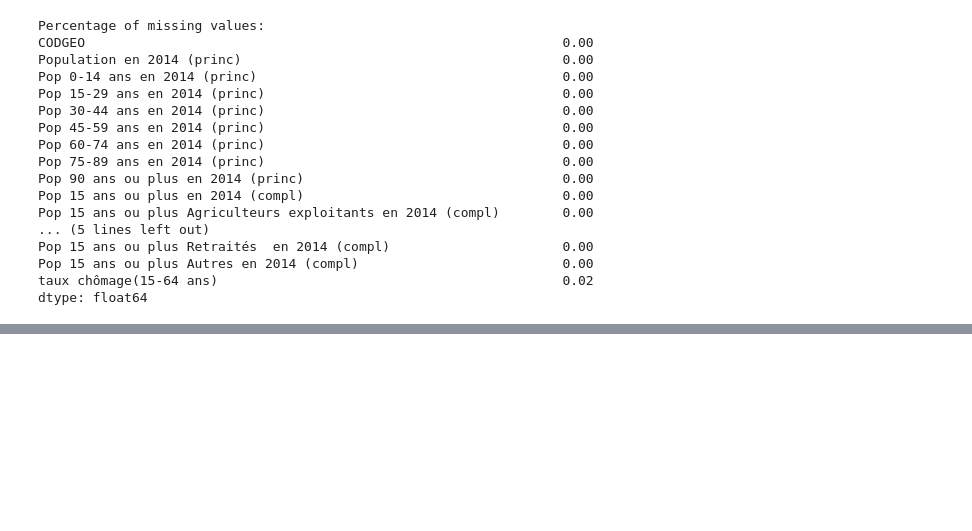
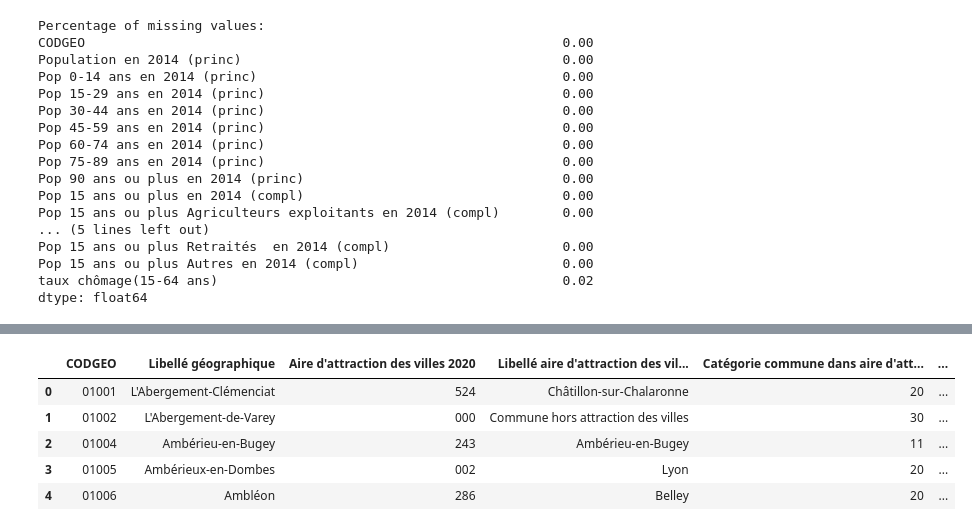
Before and after one commit to AlexCapX/Medical_deserts, a Jupyter notebook: Medical_deserts_Work_JD.ipynb, the cells around one changed output, grey strips where cells are left out. Cells and saved outputs as stored; diff of their text form; code cells hidden in the pictures; blank space fills up the shorter version.

```diff
--- a/Medical_deserts_Work_JD.ipynb
+++ b/Medical_deserts_Work_JD.ipynb
@@ -194,0 +210,7 @@ stat_pop_generale_work.dropna(inplace=True)
+# %%
+categories_villes = pd.read_excel('https://medical-deserts.s3.eu-west-3.amazonaws.com/villes+et+leurs+aires+d_attraction.xlsx')
+# %%
+type_aav = pd.read_excel('https://medical-deserts.s3.eu-west-3.amazonaws.com/categories+aires+d_attraction+des+villes.xlsx')
+# %%
+categories_villes_work = categories_villes.copy()
+type_aav_work = type_aav.copy()
@@ -194,0 +243,12 @@ stat_pop_generale_work.dropna(inplace=True)
+# %%
+# Add geographical coordonates from cities_df
+categories_villes_work = categories_villes_work.merge(type_aav_work[["Aire d'attraction des villes 2020","Tranche détaillée d'aire d'attraction des villes 2020"]], on="Aire d'attraction des villes 2020", how="left")
+# %%
+categories_villes_work.head()
+# %% [output]
+|  | CODGEO | Libellé géographique | Aire d'attraction des villes 2020 | Libellé aire d'attraction des vil... | Catégorie commune dans aire d'att... | ... |
+| 0 | 01001 | L'Abergement-Clémenciat | 524 | Châtillon-sur-Chalaronne | 20 | ... |
+| 1 | 01002 | L'Abergement-de-Varey | 000 | Commune hors attraction des villes | 30 | ... |
+| 2 | 01004 | Ambérieu-en-Bugey | 243 | Ambérieu-en-Bugey | 11 | ... |
+| 3 | 01005 | Ambérieux-en-Dombes | 002 | Lyon | 20 | ... |
+| 4 | 01006 | Ambléon | 286 | Belley | 20 | ... |
```
Also changed, not shown: parts of 26 cells of this notebook, 1 other file.
